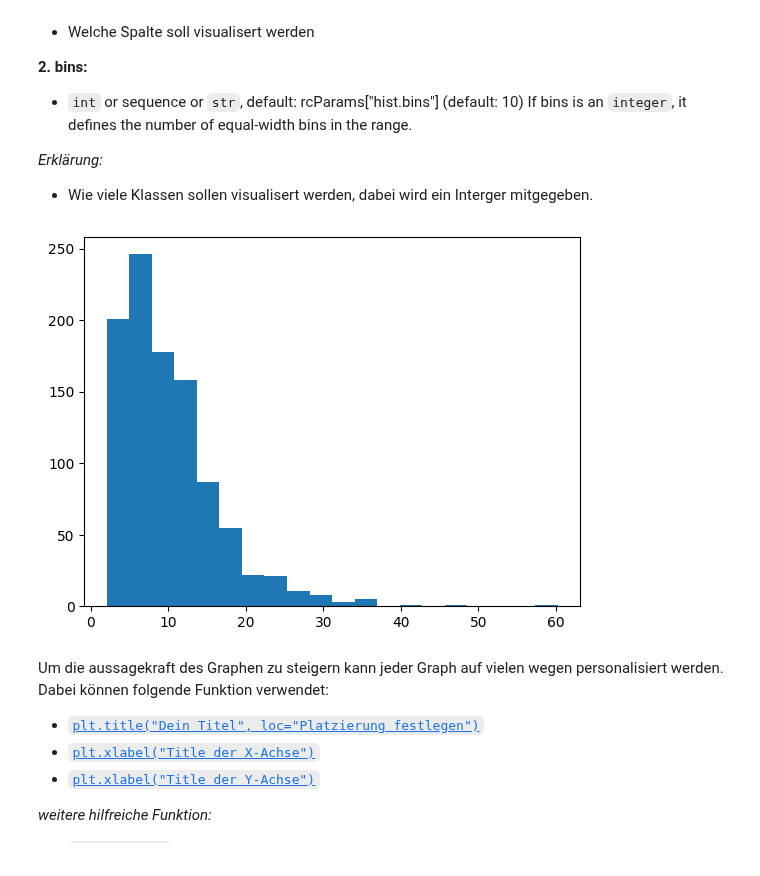
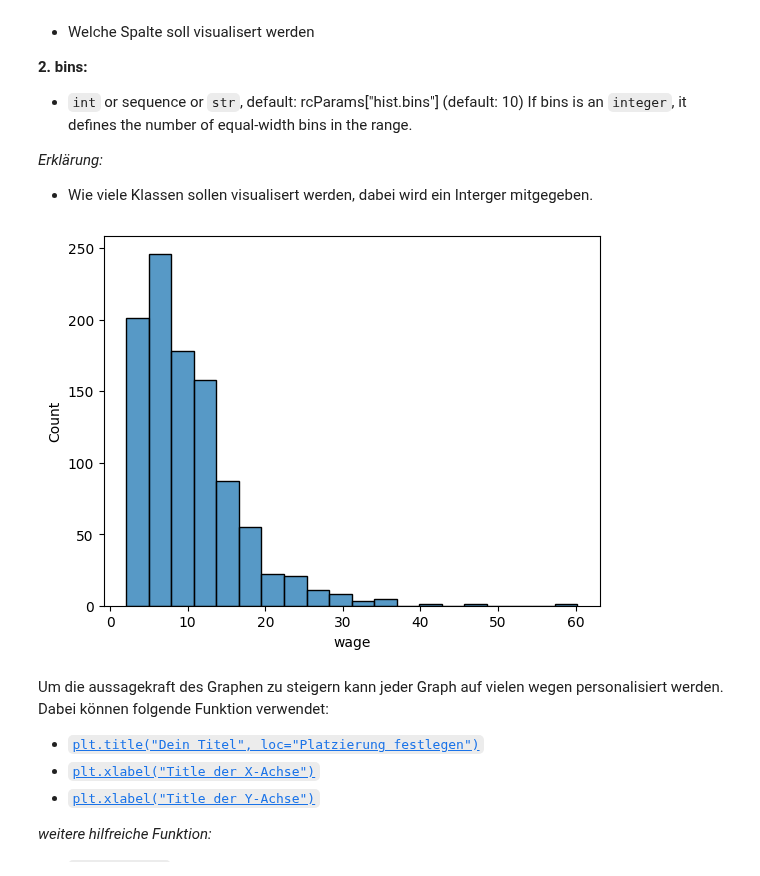
Before and after one commit to RiccardoDAndrea/Python-Crashkurs, a Jupyter notebook: Leitaden.ipynb, the cells around one changed output. Saved outputs shown, nothing was run; the diff lists cells and outputs as text; code cells hidden in the pictures.

```diff
--- a/Leitaden.ipynb
+++ b/Leitaden.ipynb
@@ -851,10 +825,10 @@ Folgende Parameter werden dabei mit gegeben:
 
 - Wie viele Klassen sollen visualisert werden, dabei wird ein Interger mitgegeben.
 # %%
-plt.hist(x=df["wage"], bins=20)
+sns.histplot(data=df, x="wage", bins=20)
 plt.show()
 # %% [output]
-[figure, old version]
+[figure, new version]
 # %% [markdown]
 Um die aussagekraft des Graphen zu steigern kann jeder Graph auf vielen wegen personalisiert werden.
 Dabei können folgende Funktion verwendet:
```
Also changed, not shown: parts of 5 cells of this notebook, 1 other file.
